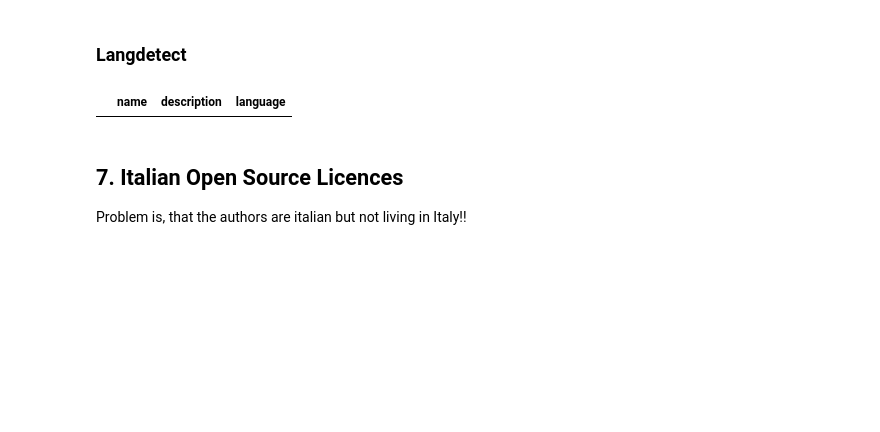
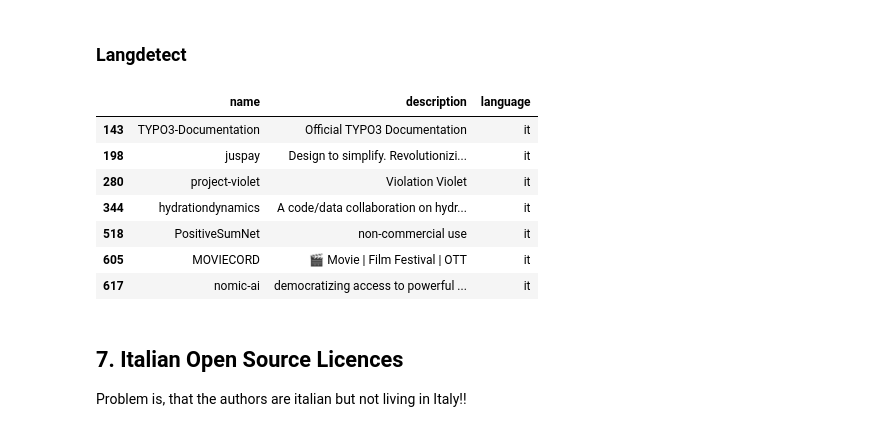
Before and after one commit to Nik-mundt/Work_Project, a Jupyter notebook: Treatment_Group.ipynb, the cells around one changed output. Cells and saved outputs as stored; diff of their text form; code cells hidden in the pictures; blank space fills up the shorter version.

Commit message:
changed ITALIAN to "it"

```diff
--- a/Treatment_Group.ipynb
+++ b/Treatment_Group.ipynb
@@ -375,23 +375,30 @@ df_lingua[df_lingua["language"]=="ITALIAN"].head()
 # %%
 #!pip install langdetect
 from langdetect import detect
 
 df_langdetect = df_orgs
 
 # Function to detect language
 def detect_language(text):
     try:
         return detect(text)
     except:
         return "unknown"
 
 # Apply the function to the 'description' column and store the result in a new column 'language'
 df_langdetect['language'] = df_langdetect['description'].apply(detect_language)
 
 # Display the DataFrame
-df_langdetect[df_langdetect["language"] == "ITALIAN"]
+df_langdetect[df_langdetect["language"] == "it"]
 # %% [output]
 |  | name | description | language |
+| 143 | TYPO3-Documentation | Official TYPO3 Documentation | it |
+| 198 | juspay | Design to simplify. Revolutionizi... | it |
+| 280 | project-violet | Violation Violet | it |
+| 344 | hydrationdynamics | A code/data collaboration on hydr... | it |
+| 518 | PositiveSumNet | non-commercial use | it |
+| 605 | MOVIECORD | 🎬 Movie | Film Festival | OTT | it |
+| 617 | nomic-ai | democratizing access to powerful ... | it |
 # %% [markdown]
 ## 7. Italian Open Source Licences
 Problem is, that the authors are italian but not living in Italy!!
```
Also changed, not shown: 2 other files.
